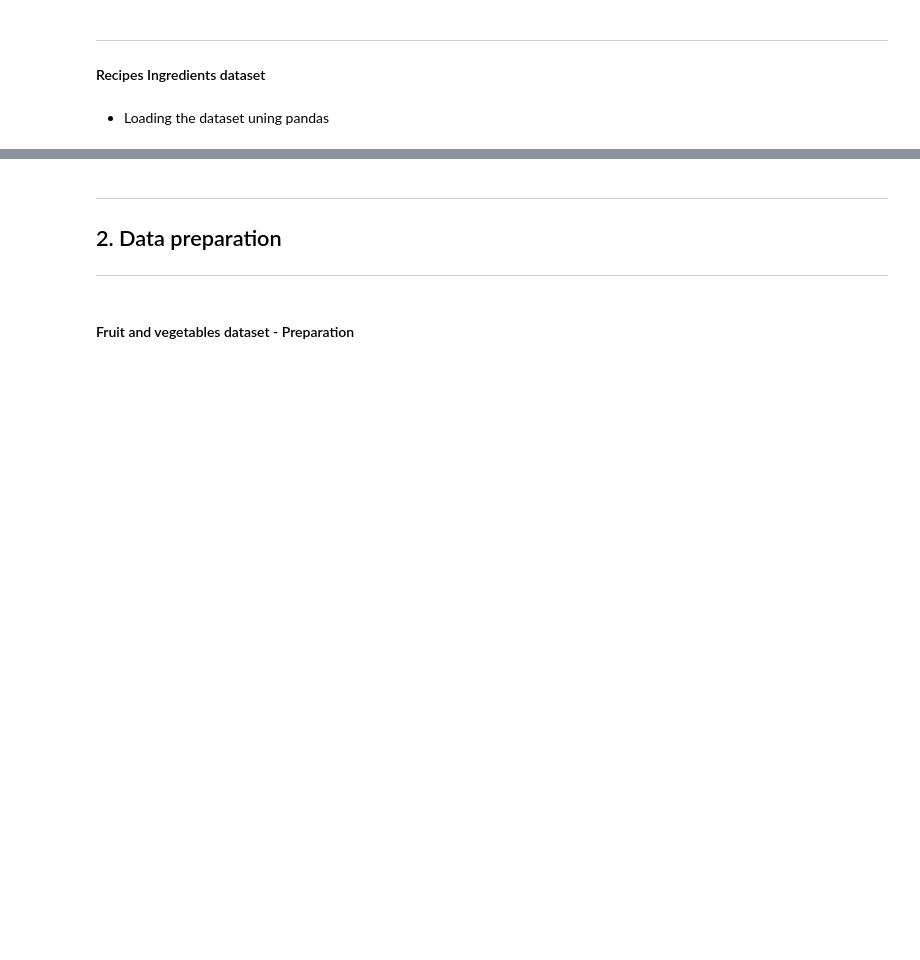
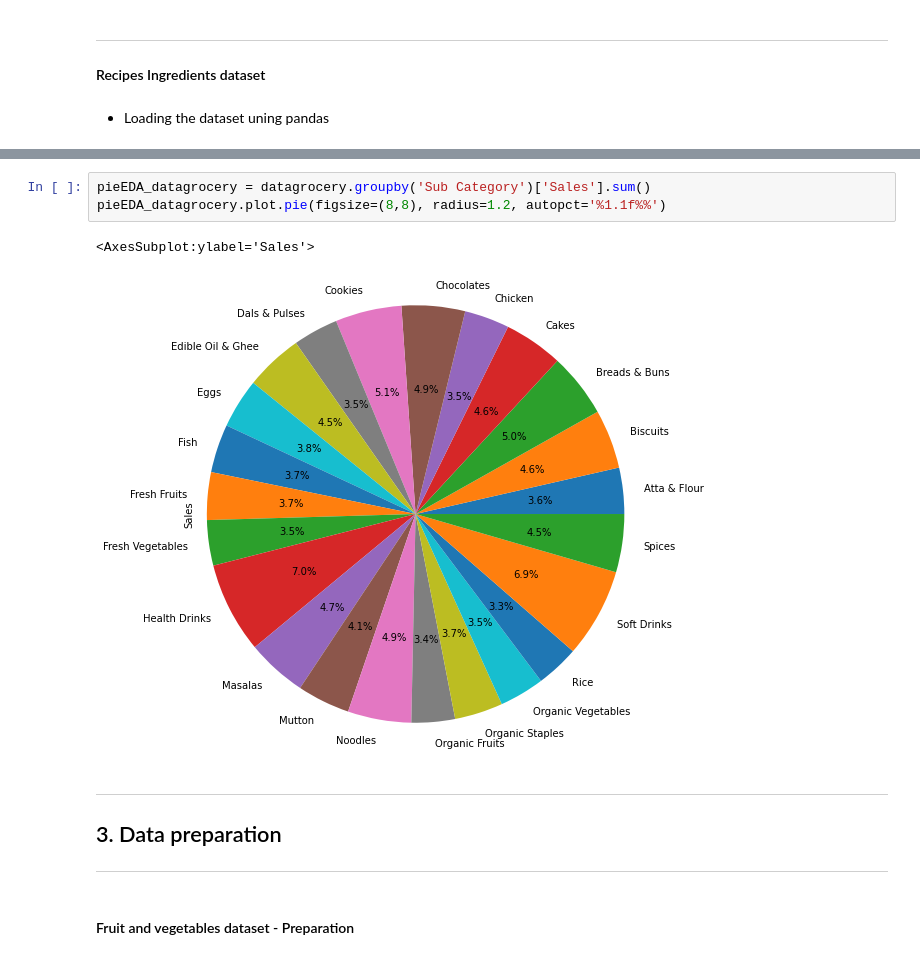
Before and after one commit to kellyc-j/MenuAssistance_project_y4, a Jupyter notebook: No. 2 Menu Assistance.ipynb, the cells around one changed output, grey strips where cells are left out. Cells and saved outputs as stored; diff of their text form; blank space fills up the shorter version.

```diff
--- a/No. 2 Menu Assistance.ipynb
+++ b/No. 2 Menu Assistance.ipynb
@@ -263,6 +478,12 @@ We can see in the plot above that worldwide the consumption of PIG is the highes
+# %%
+pieEDA_datagrocery = datagrocery.groupby('Sub Category')['Sales'].sum()
+pieEDA_datagrocery.plot.pie(figsize=(8,8), radius=1.2, autopct='%1.1f%%')
+# %% [output]
+<AxesSubplot:ylabel='Sales'>
+[figure, added]
 # %% [markdown]
 ----
-## 2. Data preparation<a name="3"></a>
+## 3. Data preparation<a name="3"></a>
 -----
 # %% [markdown]
 #### Fruit and vegetables dataset - Preparation
```
Also changed, not shown: parts of 110 cells of this notebook.
